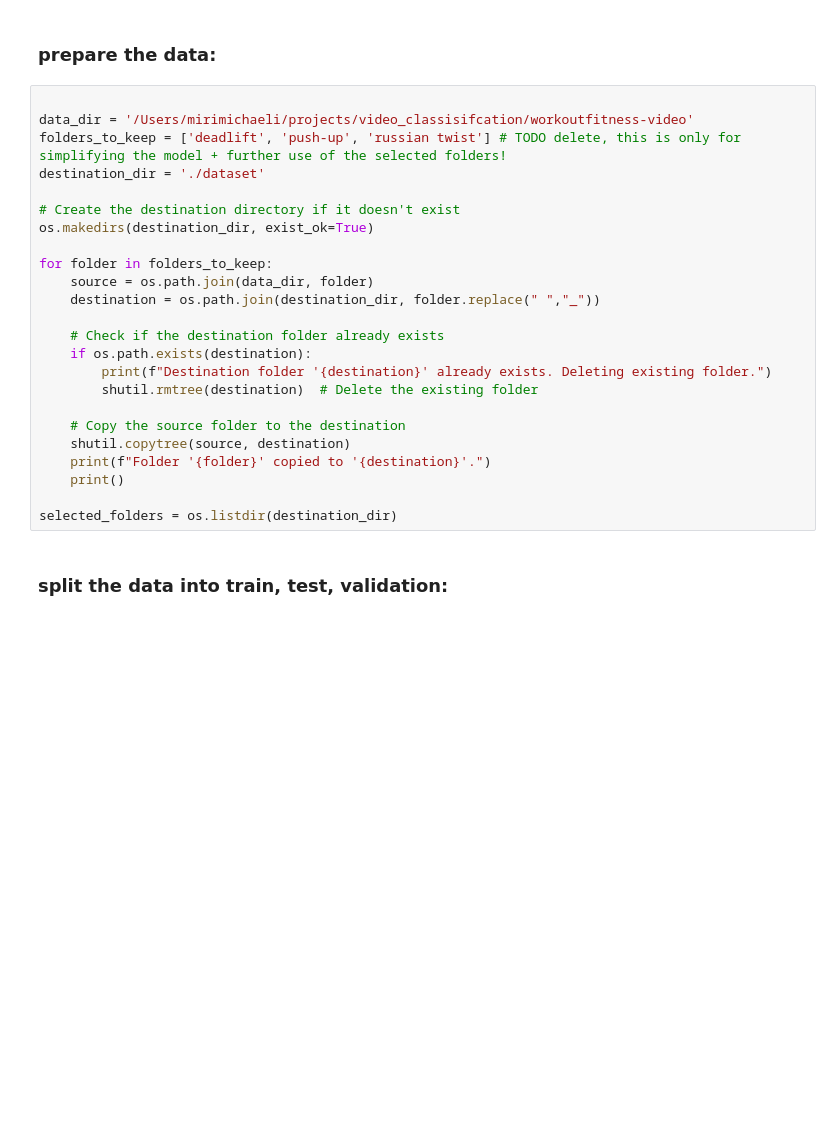
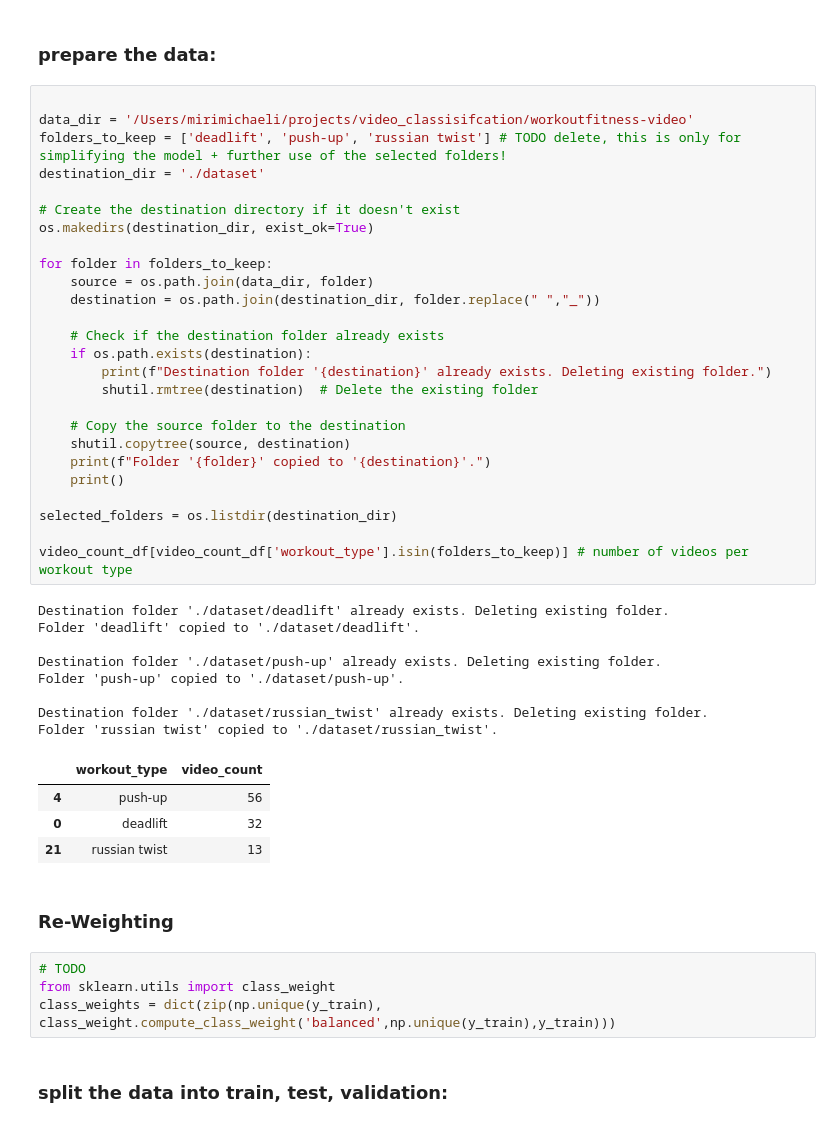
Before and after one commit to MiriMichaeli/cv_study, a Jupyter notebook: video_classification.ipynb, the cells around one changed output. Saved outputs shown, nothing was run; the diff lists cells and outputs as text; blank space fills up the shorter version.

```diff
--- a/video_classification.ipynb
+++ b/video_classification.ipynb
@@ -135,27 +145,48 @@ plt.show() # TODO get the labels written above the maximal outliers
 # %%
 
 data_dir = '/Users/mirimichaeli/projects/video_classisifcation/workoutfitness-video'
 folders_to_keep = ['deadlift', 'push-up', 'russian twist'] # TODO delete, this is only for simplifying the model + further use of the selected folders!
 destination_dir = './dataset'
 
 # Create the destination directory if it doesn't exist
 os.makedirs(destination_dir, exist_ok=True)
 
 for folder in folders_to_keep:
     source = os.path.join(data_dir, folder)
     destination = os.path.join(destination_dir, folder.replace(" ","_"))
 
     # Check if the destination folder already exists
     if os.path.exists(destination):
         print(f"Destination folder '{destination}' already exists. Deleting existing folder.")
         shutil.rmtree(destination)  # Delete the existing folder
 
     # Copy the source folder to the destination
     shutil.copytree(source, destination)
     print(f"Folder '{folder}' copied to '{destination}'.")
     print()
 
 selected_folders = os.listdir(destination_dir)
+
+video_count_df[video_count_df['workout_type'].isin(folders_to_keep)] # number of videos per workout type
+# %% [output]
+Destination folder './dataset/deadlift' already exists. Deleting existing folder.
+Folder 'deadlift' copied to './dataset/deadlift'.
+
+Destination folder './dataset/push-up' already exists. Deleting existing folder.
+Folder 'push-up' copied to './dataset/push-up'.
+
+Destination folder './dataset/russian_twist' already exists. Deleting existing folder.
+Folder 'russian twist' copied to './dataset/russian_twist'.
+|  | workout_type | video_count |
+| 4 | push-up | 56 |
+| 0 | deadlift | 32 |
+| 21 | russian twist | 13 |
+# %% [markdown]
+### Re-Weighting
+# %%
+# TODO
+from sklearn.utils import class_weight
+class_weights = dict(zip(np.unique(y_train), class_weight.compute_class_weight('balanced',np.unique(y_train),y_train)))
 # %% [markdown]
 ### split the data into train, test, validation:
 # %%
```
Also changed, not shown: parts of 3 cells of this notebook.
